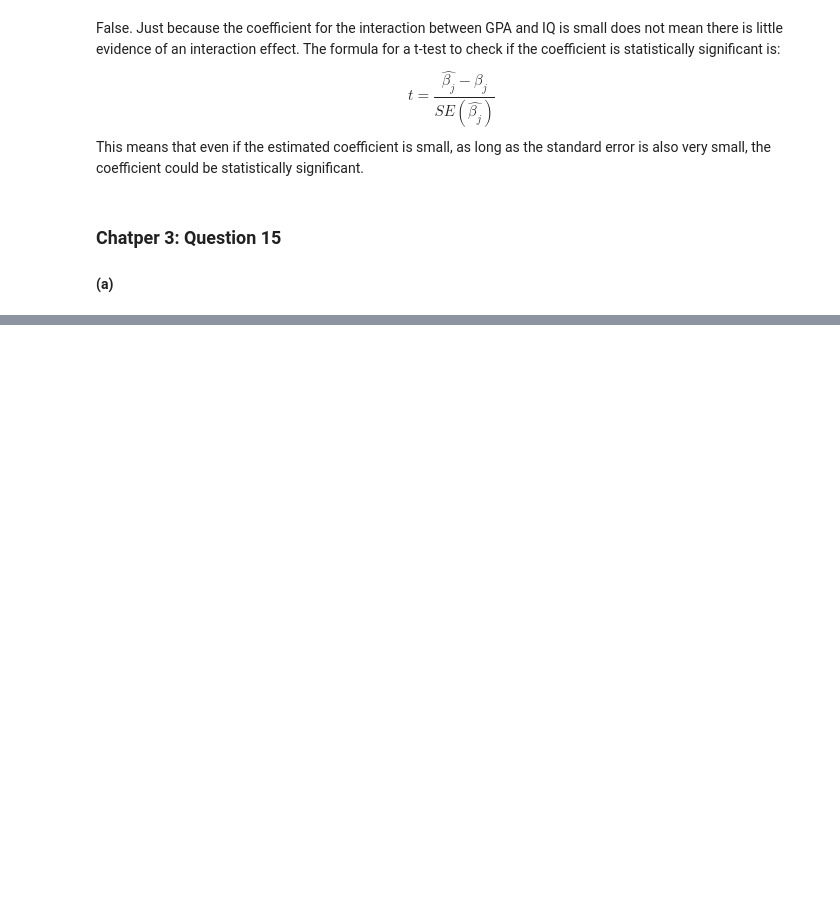
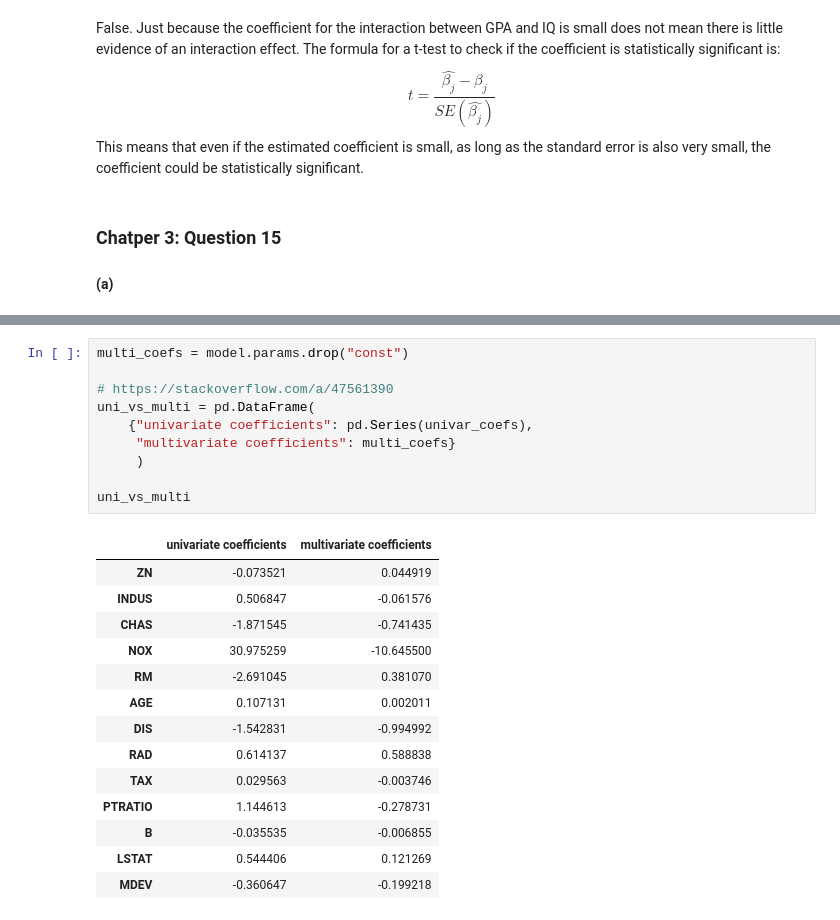
Before and after one commit to rjcampo/Machine-Learning, a Jupyter notebook: Problem Set 1.ipynb, the cells around one changed output, grey strips where cells are left out. Drawn from its saved outputs; the diff is of its cells as text; blank space fills up the shorter version.

```diff
--- a/Problem Set 1.ipynb
+++ b/Problem Set 1.ipynb
@@ -259,0 +374,25 @@ X_train, X_test, y_train, y_test = train_test_split(
+# %%
+multi_coefs = model.params.drop("const")
+
+# https://stackoverflow.com/a/47561390
+uni_vs_multi = pd.DataFrame(
+    {"univariate coefficients": pd.Series(univar_coefs),
+     "multivariate coefficients": multi_coefs}
+     )
+
+uni_vs_multi
+# %% [output]
+|  | univariate coefficients | multivariate coefficients |
+| ZN | -0.073521 | 0.044919 |
+| INDUS | 0.506847 | -0.061576 |
+| CHAS | -1.871545 | -0.741435 |
+| NOX | 30.975259 | -10.645500 |
+| RM | -2.691045 | 0.381070 |
+| AGE | 0.107131 | 0.002011 |
+| DIS | -1.542831 | -0.994992 |
+| RAD | 0.614137 | 0.588838 |
+| TAX | 0.029563 | -0.003746 |
+| PTRATIO | 1.144613 | -0.278731 |
+| B | -0.035535 | -0.006855 |
+| LSTAT | 0.544406 | 0.121269 |
+| MDEV | -0.360647 | -0.199218 |
```
Also changed, not shown: parts of 13 cells of this notebook.
